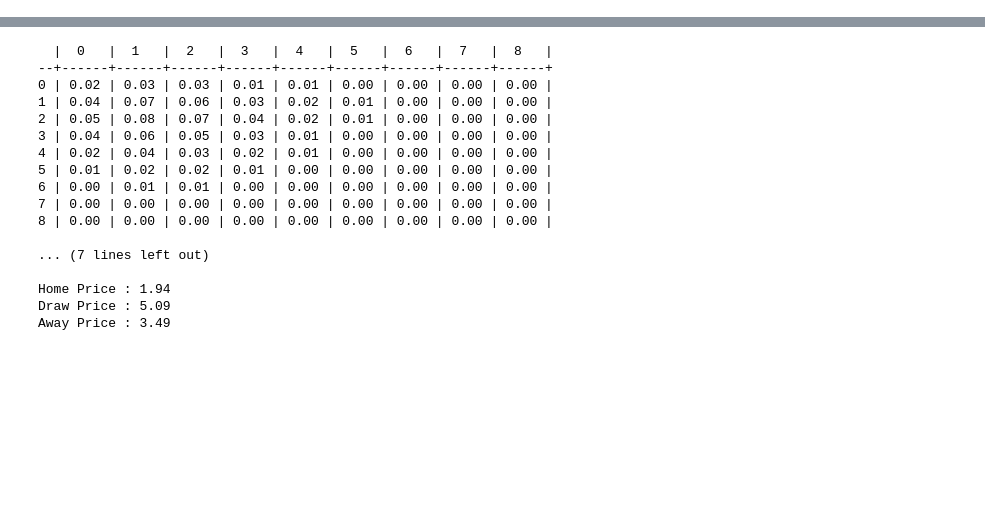
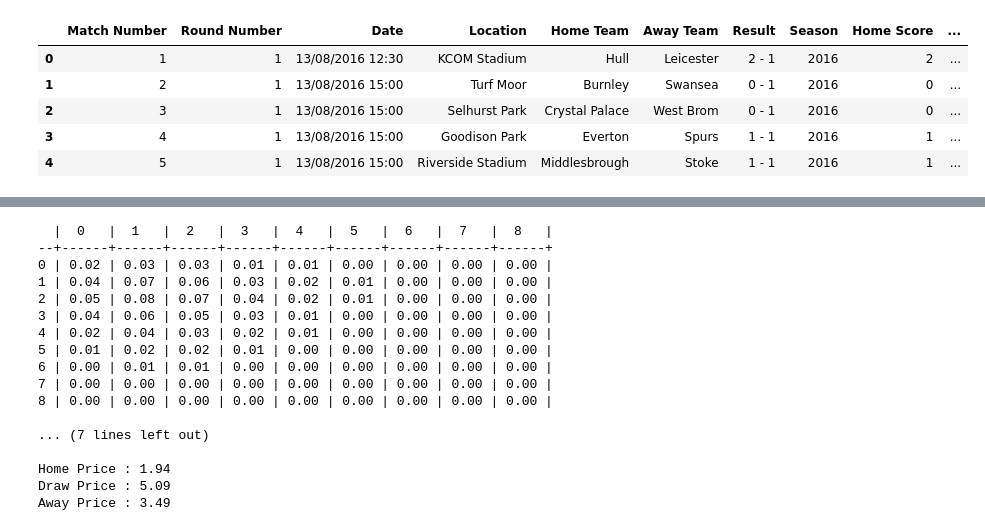
Before and after one commit to jackmaher08/jackmaher08, a Jupyter notebook: Premier League Model.ipynb, the cells around one changed output, grey strips where cells are left out. Drawn from its saved outputs; the diff is of its cells as text; code cells hidden in the pictures; blank space fills up the shorter version.

Commit message:
Jordan - Use data from API calls

```diff
--- a/Premier League Model.ipynb
+++ b/Premier League Model.ipynb
@@ -1,17 +1,14 @@
 # %%
 import pandas as pd
 
-# Replace 'example.xlsx' with the path to your Excel file
-excel_file_path = 'Documents\\premier league data\\Prem_23-24_results.xlsx'
+frames = []
 
-# Read Excel file into a DataFrame
-df = pd.read_excel(excel_file_path, sheet_name='all results')
-
-# Extract unique team names from column B
-team_names = df['Home Team'].unique()
-
-# Display the unique team names
-print("Unique Team Names:")
-for team in team_names:
-    print(team)
+for year in range(2016,2024):
+    url="https://fixturedownload.com/download/epl-%s-GMTStandardTime.csv" % year
+    print(url)
+    frame = pd.read_csv(url)
+    frame['Season']=year
+    frames.append(frame)
+df = pd.concat(frames)
+df.head()
 # %% [output]
@@ -34,0 +38,4 @@ nan
+# %%
+# Filter out the matches that haven't been played yet.
+df = df[pd.notnull(df.Result)]
+df.tail()
@@ -34,0 +49,25 @@ nan
+# %%
+import re
+
+def parse_scores(result):
+    return list(map(lambda x:int(x), re.findall(r'\b\d+\b',result) ))
+
+def parse_home_score(row):
+    return parse_scores(row['Result'])[0]
+
+
+def parse_away_score(row):
+    return parse_scores(row['Result'])[1]
+
+
+df['Home Score']=df.apply(parse_home_score, axis=1)
+df['Away Score']=df.apply(parse_away_score, axis=1)
+
+df.head()
+# %% [output]
+|  | Match Number | Round Number | Date | Location | Home Team | Away Team | Result | Season | Home Score | ... |
+| 0 | 1 | 1 | 13/08/2016 12:30 | KCOM Stadium | Hull | Leicester | 2 - 1 | 2016 | 2 | ... |
+| 1 | 2 | 1 | 13/08/2016 15:00 | Turf Moor | Burnley | Swansea | 0 - 1 | 2016 | 0 | ... |
+| 2 | 3 | 1 | 13/08/2016 15:00 | Selhurst Park | Crystal Palace | West Brom | 0 - 1 | 2016 | 0 | ... |
+| 3 | 4 | 1 | 13/08/2016 15:00 | Goodison Park | Everton | Spurs | 1 - 1 | 2016 | 1 | ... |
+| 4 | 5 | 1 | 13/08/2016 15:00 | Riverside Stadium | Middlesbrough | Stoke | 1 - 1 | 2016 | 1 | ... |
```
Also changed, not shown: parts of 13 cells of this notebook.
